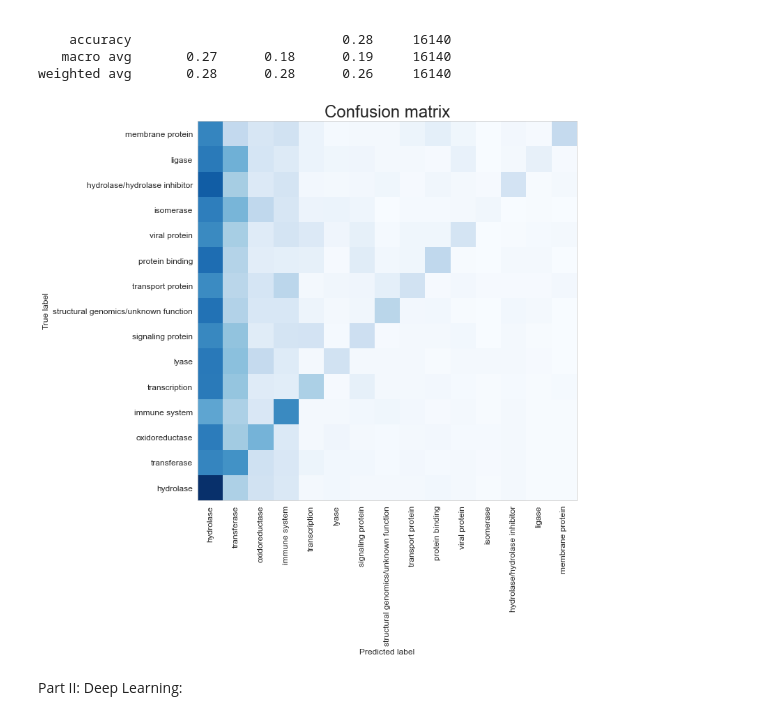
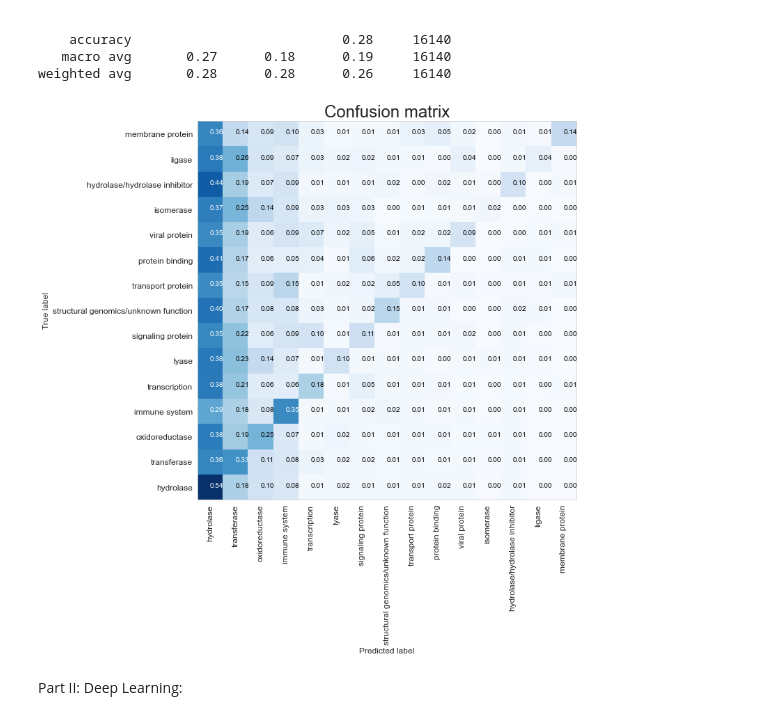
Before and after one commit to abishek269/Protein-Super-family-Classification-, a Jupyter notebook: model_ML_DL_final.ipynb, the cells around one changed output. Saved outputs shown, nothing was run; the diff lists cells and outputs as text; code cells hidden in the pictures.

```diff
--- a/model_ML_DL_final.ipynb
+++ b/model_ML_DL_final.ipynb
@@ -329,10 +330,10 @@ weighted avg       0.28      0.28      0.26     16140
 # %%
 # Plotting the confusion matrix for classification:
 plt.figure(figsize=(10, 10))
 cm = confusion_matrix(y_test, y_pred)
-plot_confusion_matrix(cm, class_d)
+plot_confusion_matrix(cm, class_d, normalize = True, coding = True)
 # %% [output]
-[figure, old version]
+[figure, new version]
 # %% [markdown]
 Part II: Deep Learning:
 # %%
```
Also changed, not shown: parts of 3 cells of this notebook.
